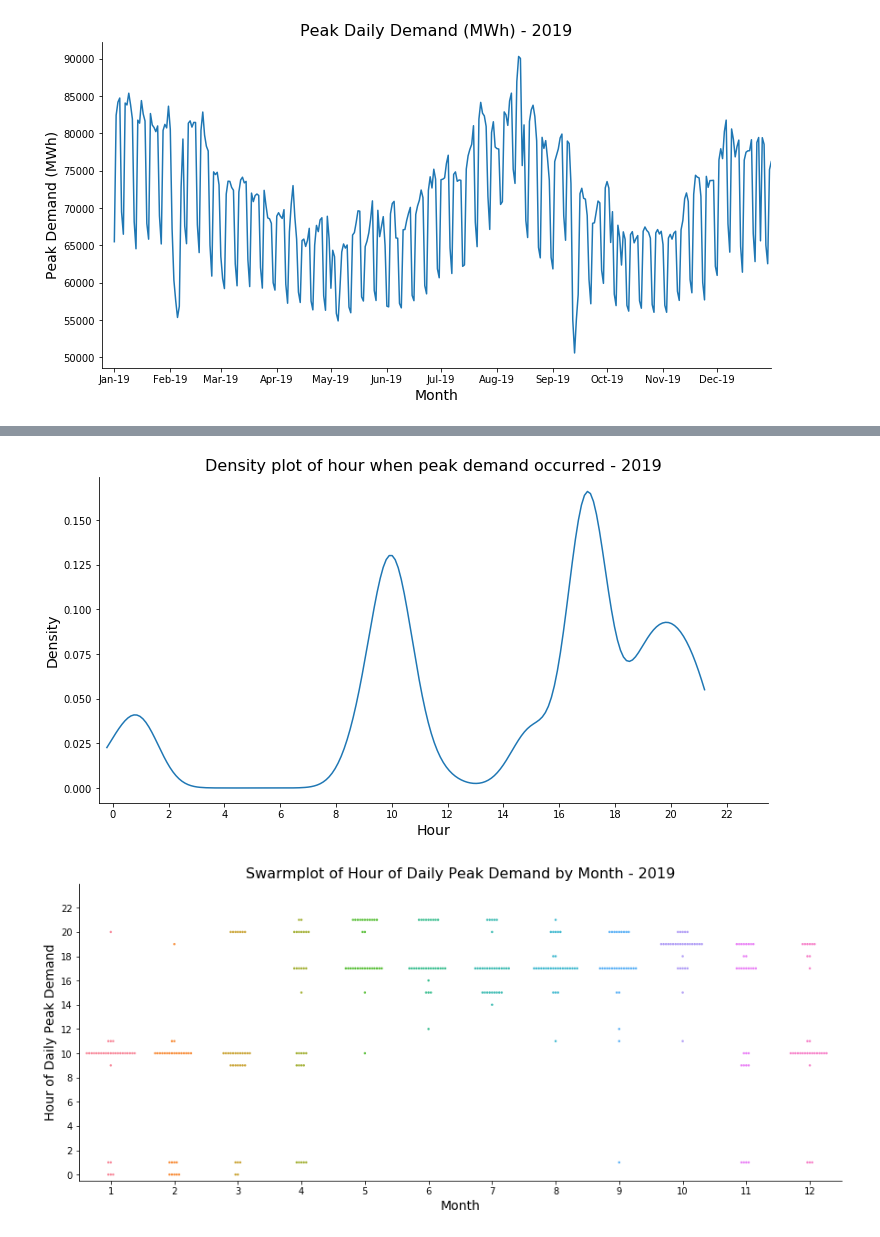
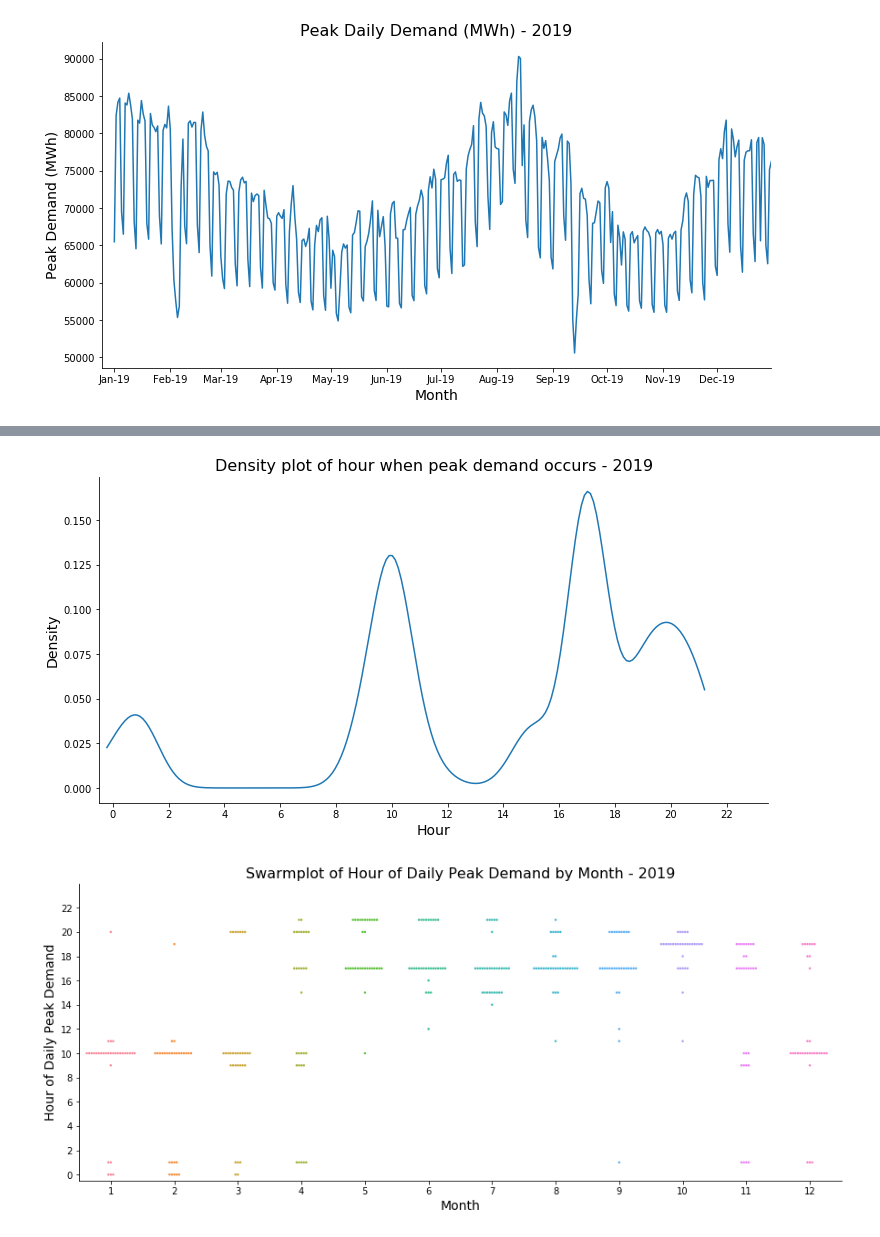
Before and after one commit to gwpicard/electricitymap-challenge, a Jupyter notebook: hourly_production.ipynb, the cells around one changed output, grey strips where cells are left out. Cells and saved outputs as stored; diff of their text form; code cells hidden in the pictures.

```diff
--- a/hourly_production.ipynb
+++ b/hourly_production.ipynb
@@ -293,22 +303,22 @@ Here are elements of the modeling approach:
 # %%
 fig, ax = plt.subplots(figsize=(12,6))
 
 sns.kdeplot(data=peak_demand, x="Peak Demand Hour", bw_adjust=0.4, ax=ax, cut=0.3)
 
 ax.set_xticks(np.arange(0,25,2))
 ax.set_xlim(-0.5, 23.5)
 
 ax.spines["top"].set_visible(False)
 ax.spines["right"].set_visible(False)
 
 ax.set_xlabel("Hour", fontsize=14)
 ax.set_ylabel("Density", fontsize=14)
 
-ax.set_title("Density plot of hour when peak demand occurred - 2019", fontsize=16)
+ax.set_title("Density plot of hour when peak demand occurs - 2019", fontsize=16)
 
 plt.show()
 # %% [output]
-[figure, old version]
+[figure, new version]
 # %%
 fig, ax = plt.subplots(figsize=(15,6))
 
```
Also changed, not shown: parts of 39 cells of this notebook, 4 other files.
